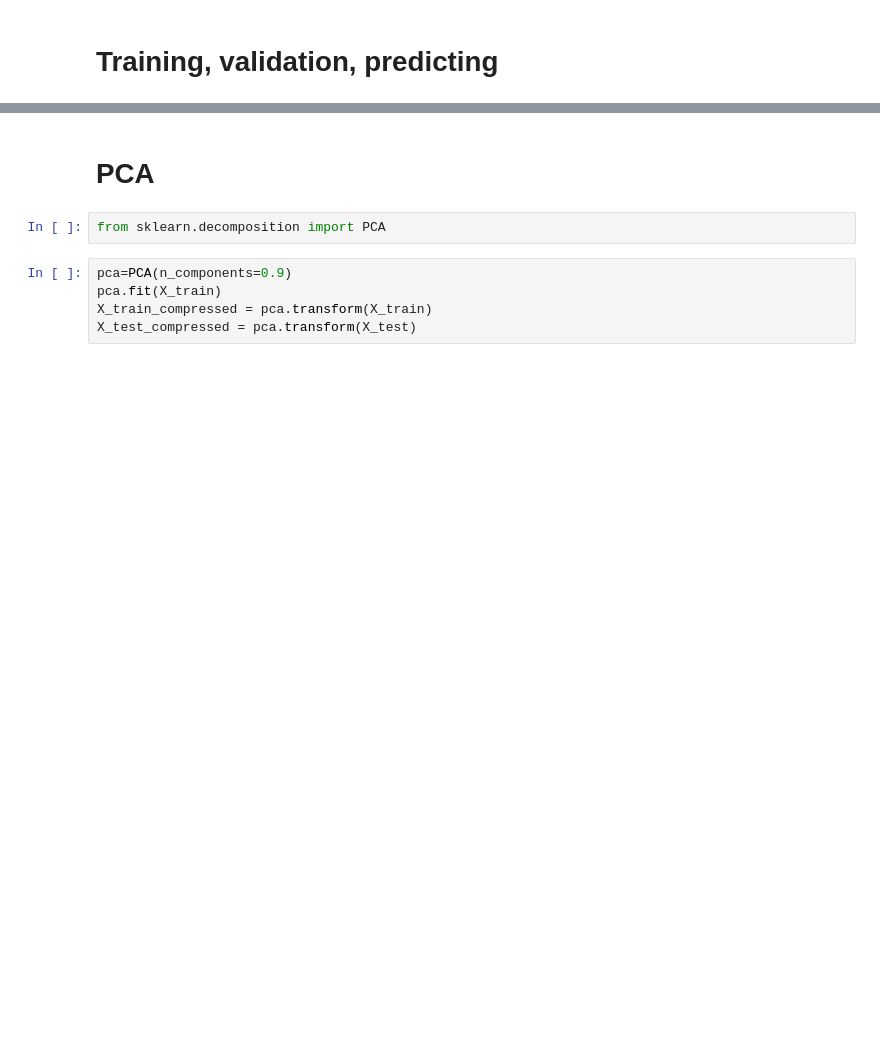
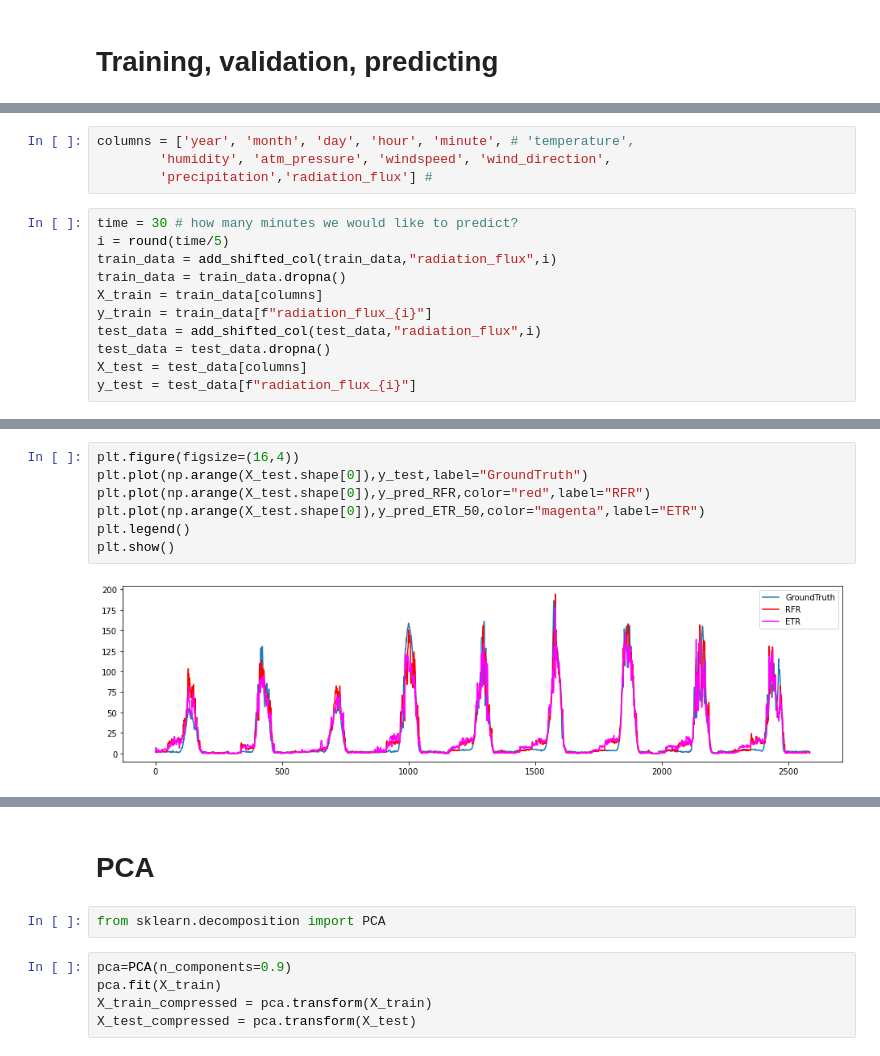
Before and after one commit to h31d1/ML_project_P09_Smart_solar_power, a Jupyter notebook: Training2.ipynb, the cells around one changed output, grey strips where cells are left out. Saved outputs shown, nothing was run; the diff lists cells and outputs as text; blank space fills up the shorter version.

```diff
--- a/Training2.ipynb
+++ b/Training2.ipynb
@@ -228,0 +138,15 @@ E.score(X_test,y_test)
+# %%
+columns = ['year', 'month', 'day', 'hour', 'minute', # 'temperature',
+        'humidity', 'atm_pressure', 'windspeed', 'wind_direction',
+        'precipitation','radiation_flux'] #
+# %%
+time = 30 # how many minutes we would like to predict?
+i = round(time/5)
+train_data = add_shifted_col(train_data,"radiation_flux",i)
+train_data = train_data.dropna()
+X_train = train_data[columns]
+y_train = train_data[f"radiation_flux_{i}"]
+test_data = add_shifted_col(test_data,"radiation_flux",i)
+test_data = test_data.dropna()
+X_test = test_data[columns]
+y_test = test_data[f"radiation_flux_{i}"]
@@ -228,0 +174,9 @@ E.score(X_test,y_test)
+# %%
+plt.figure(figsize=(16,4))
+plt.plot(np.arange(X_test.shape[0]),y_test,label="GroundTruth")
+plt.plot(np.arange(X_test.shape[0]),y_pred_RFR,color="red",label="RFR")
+plt.plot(np.arange(X_test.shape[0]),y_pred_ETR_50,color="magenta",label="ETR")
+plt.legend()
+plt.show()
+# %% [output]
+[figure, added]
```
Also changed, not shown: parts of 61 cells of this notebook, 1 other file.
